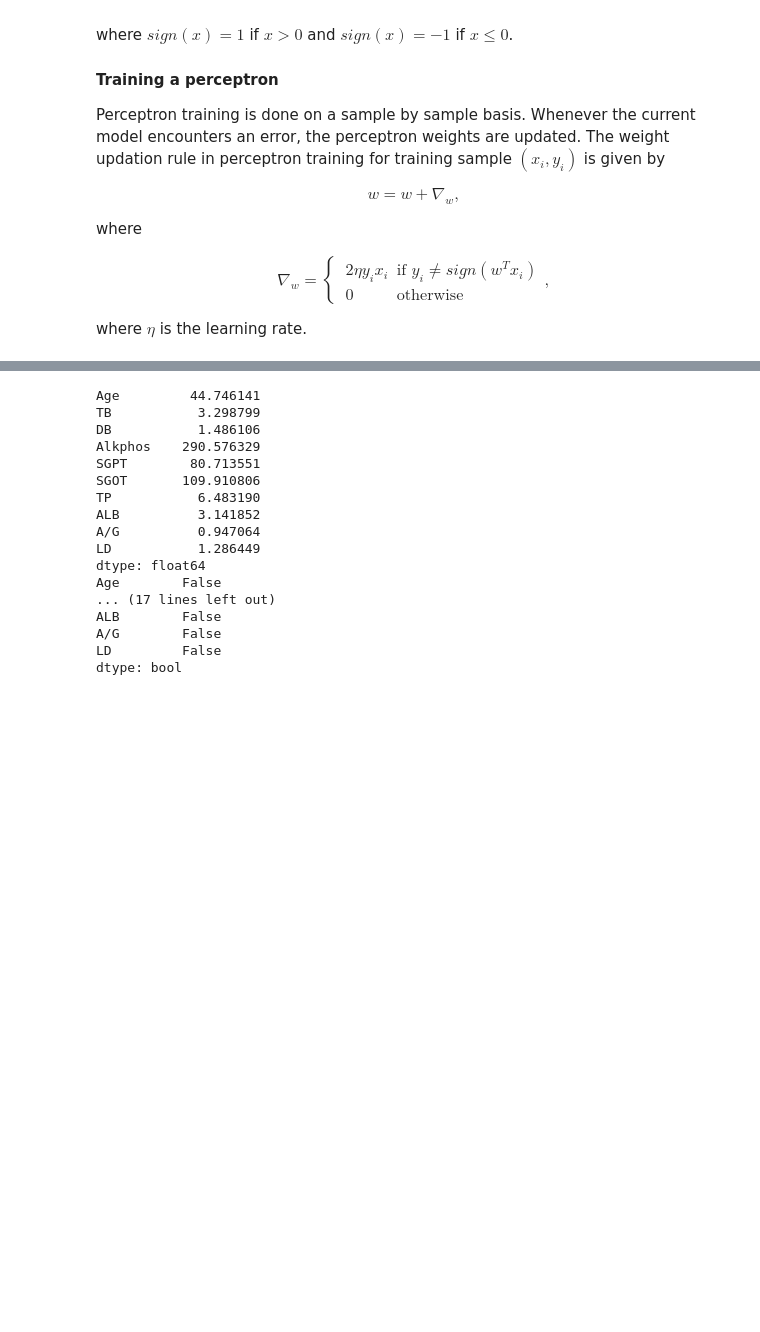
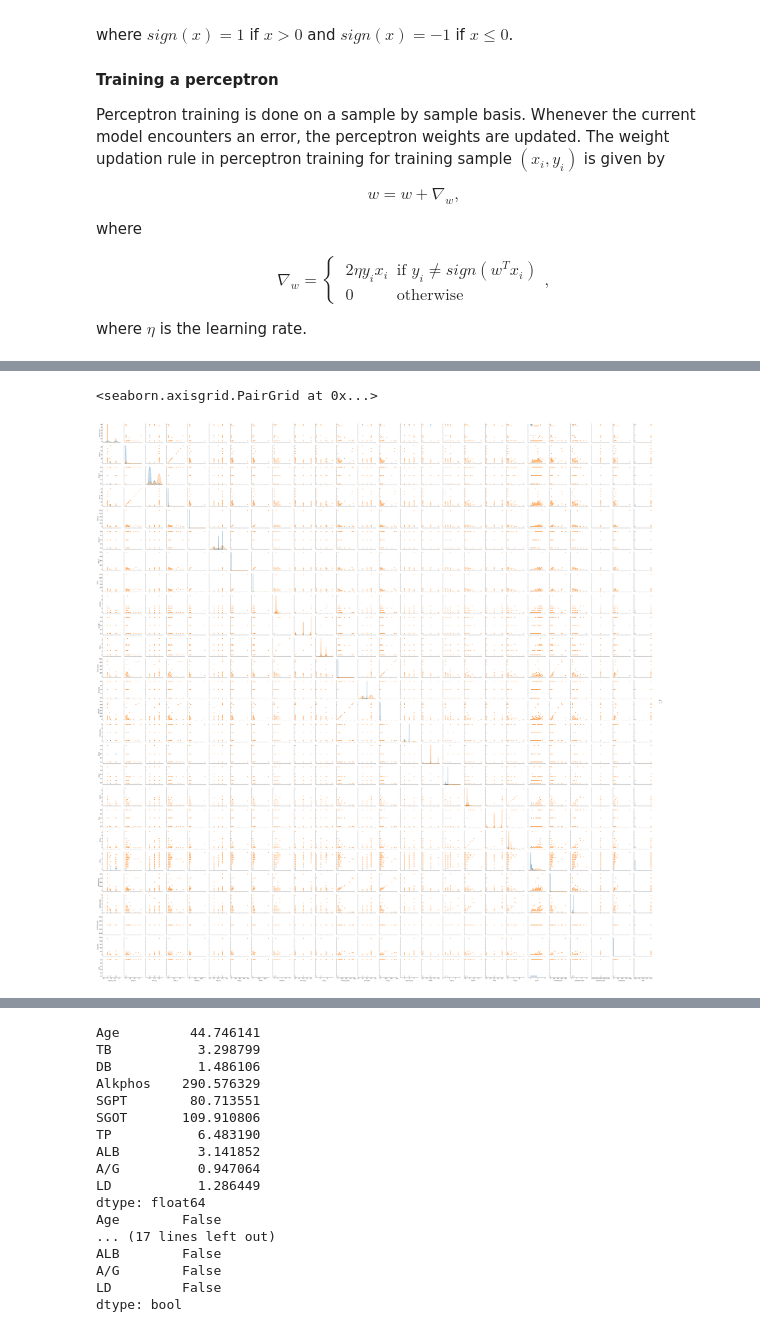
Before and after one commit to nidhin-koshy/Notebooks, a Jupyter notebook: Classification.ipynb, the cells around one changed output, grey strips where cells are left out. Saved outputs shown, nothing was run; the diff lists cells and outputs as text; code cells hidden in the pictures; blank space fills up the shorter version.

```diff
--- a/Classification.ipynb
+++ b/Classification.ipynb
@@ -220,0 +349,5 @@ Perceptron weights =  [[ 0.18591999 -0.14795518 -0.64936258]]
+# %%
+sns.pairplot(df_AUD, hue="Risk",diag_kind="kde")
+# %% [output]
+<seaborn.axisgrid.PairGrid at 0x...>
+[figure, added]
```
Also changed, not shown: parts of 28 cells of this notebook.
